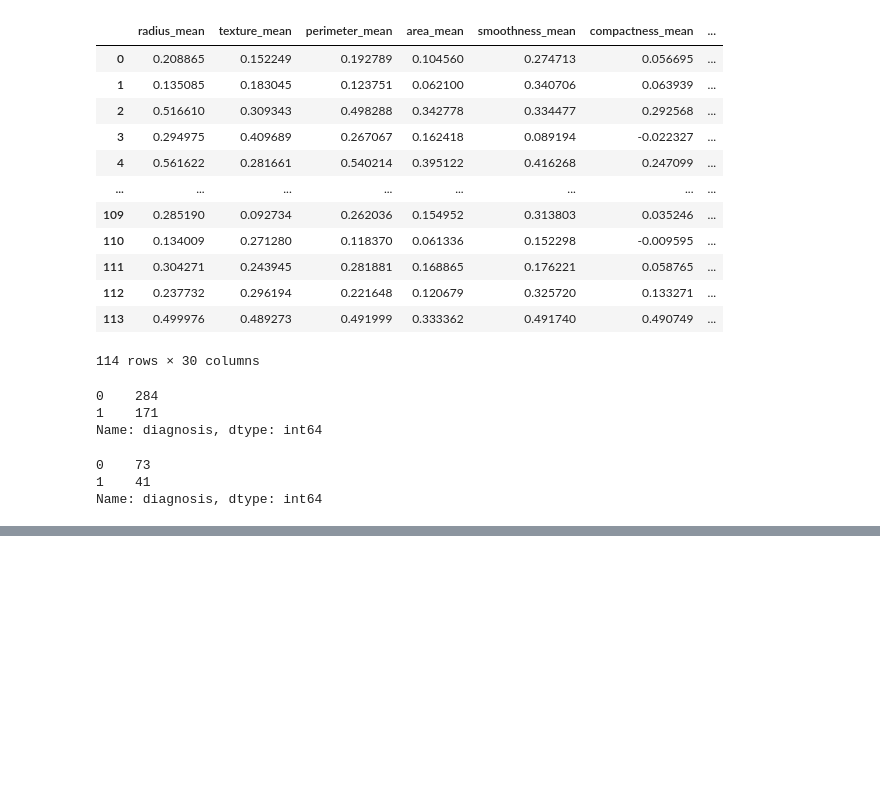
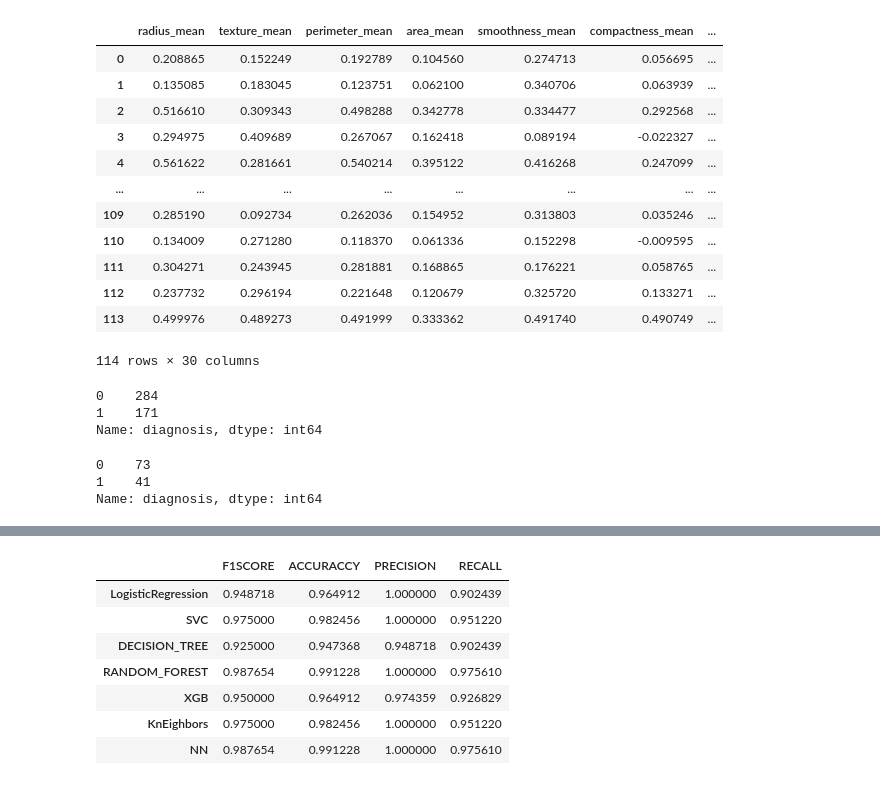
Before and after one commit to isoori/Breast-Cancer-Wisconsin, a Jupyter notebook: Breast Cancer.ipynb, the cells around one changed output, grey strips where cells are left out. Saved outputs shown, nothing was run; the diff lists cells and outputs as text; code cells hidden in the pictures; blank space fills up the shorter version.

```diff
--- a/Breast Cancer.ipynb
+++ b/Breast Cancer.ipynb
@@ -144,0 +214,8 @@ lg
+# %%
+model = Sequential()
+model.add(Dense(10,activation='relu'))
+model.add(Dense(5,activation='relu'))
+model.add(Dense(1,activation='sigmoid'))
+model.compile(optimizer='adam',loss='BinaryCrossentropy')
+# %%
+model.fit(xscalled,y_train,batch_size=8,epochs=200)
@@ -144,0 +241,12 @@ lg
+# %%
+prediction = model.predict(xtscalled)
+pp=np.round(prediction,1)
+PREDICTION = []
+for x in pp:
+    if x >=0.5:
+        x=1
+        PREDICTION.append(x)
+    else:
+        x=0
+        PREDICTION.append(x)
+PREDICTION= np.array(PREDICTION)
@@ -144,0 +255,18 @@ lg
+# %%
+f1=f1_score(y_test,PREDICTION)
+acc=accuracy_score(y_test,PREDICTION)
+pre=precision_score(y_test,PREDICTION)
+rec=recall_score(y_test,PREDICTION)
+m7=pd.DataFrame({'F1SCORE':f1,'ACCURACCY':acc,'PRECISION':pre,'RECALL':rec},index=['NN'])
+# %%
+result = pd.concat([m1,m2,m3,m4,m5,m6,m7],axis=0)
+result
+# %% [output]
+|  | F1SCORE | ACCURACCY | PRECISION | RECALL |
+| LogisticRegression | 0.948718 | 0.964912 | 1.000000 | 0.902439 |
+| SVC | 0.975000 | 0.982456 | 1.000000 | 0.951220 |
+| DECISION_TREE | 0.925000 | 0.947368 | 0.948718 | 0.902439 |
+| RANDOM_FOREST | 0.987654 | 0.991228 | 1.000000 | 0.975610 |
+| XGB | 0.950000 | 0.964912 | 0.974359 | 0.926829 |
+| KnEighbors | 0.975000 | 0.982456 | 1.000000 | 0.951220 |
+| NN | 0.987654 | 0.991228 | 1.000000 | 0.975610 |
```
Also changed, not shown: parts of 11 cells of this notebook.
